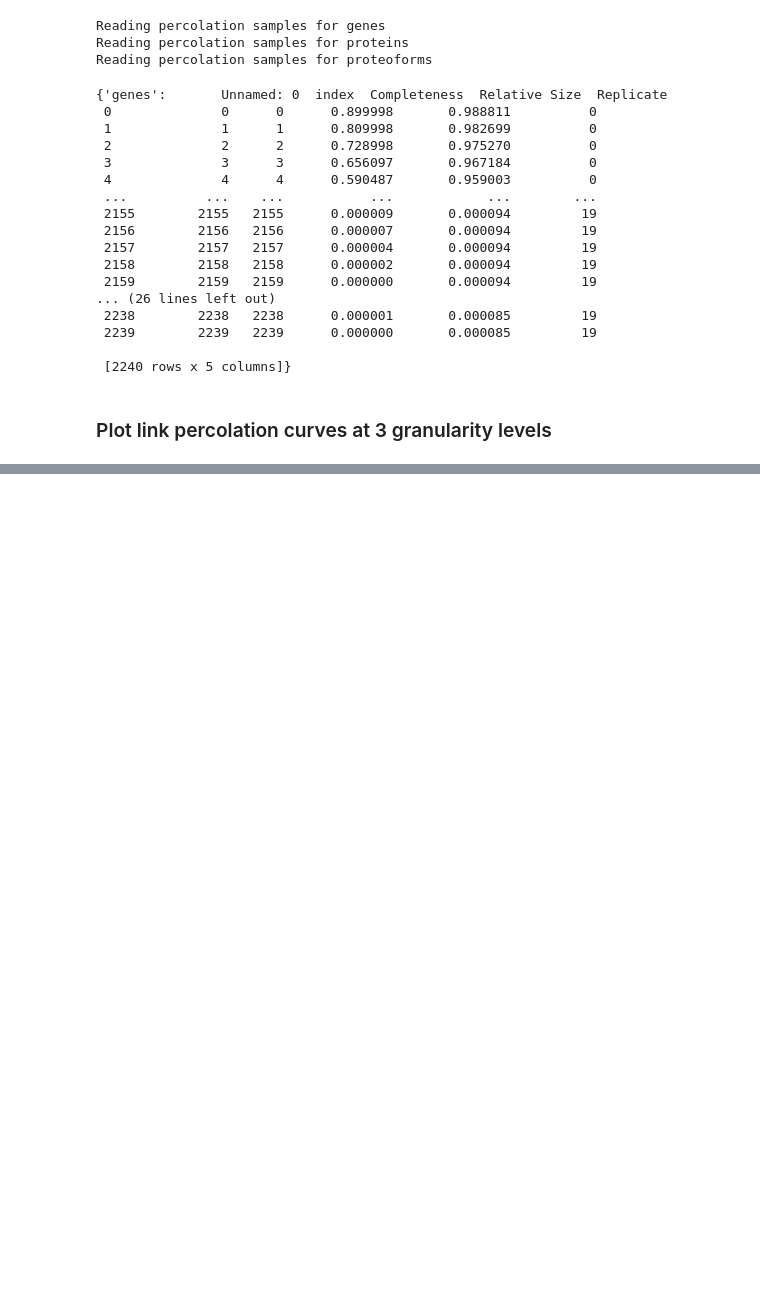
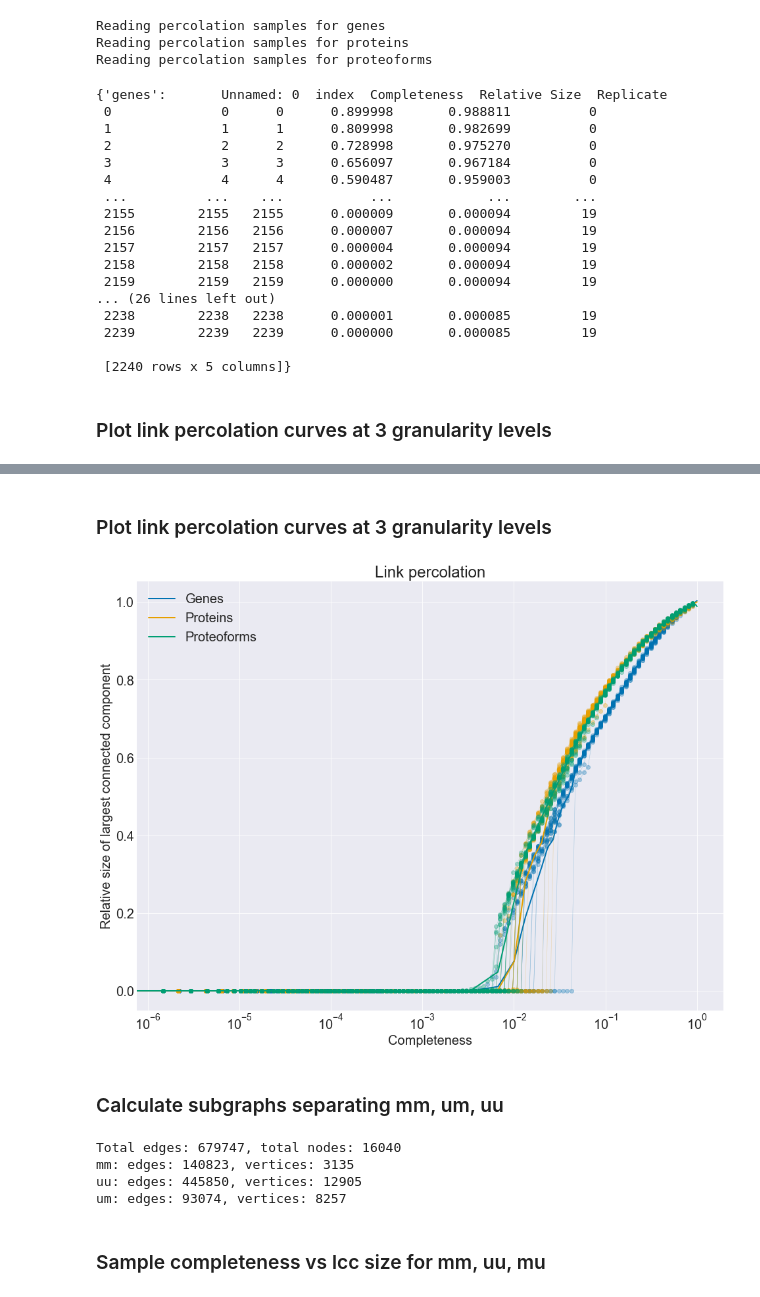
Before and after one commit to PathwayAnalysisPlatform/ProteoformNetworks, a Jupyter notebook: src/Python/analysis_network_percolation.ipynb, the cells around one changed output, grey strips where cells are left out. Drawn from its saved outputs; the diff is of its cells as text; code cells hidden in the pictures; blank space fills up the shorter version.

```diff
--- a/src/Python/analysis_network_percolation.ipynb
+++ b/src/Python/analysis_network_percolation.ipynb
@@ -120,0 +119,2 @@ print(path.exists('reports/samples_link_percolation_genes.csv'))
+# %%
+graphs_no_sm = {level: read_or_create_full_graph(level, False, config.GRAPHS_PATH, v=False) for level in LEVELS}
@@ -120,0 +141,17 @@ print(path.exists('reports/samples_link_percolation_genes.csv'))
+# %%
+num_replicates = 20
+step = 0.1
+
+# P = getCompletenessValues(num_completeness_points)
+samples = {}
+file_name = 'reports/samples_link_percolation_no_sm_'
+for level in LEVELS:
+    if path.exists(file_name + level + '.csv'):
+        print(f"Reading percolation samples for {level}")
+        samples[level] = pd.read_csv(file_name + level + '.csv')
+    else:
+        print(f'Sampling link percolation for {level}')
+        samples[level] = sampleLinkPercolationWithPercentages(graphs_no_sm[level], num_replicates, step)
+        print(f'Creating csv files.')
+        samples[level].to_csv(file_name + level + '.csv')
+samples
@@ -120,0 +179,56 @@ print(path.exists('reports/samples_link_percolation_genes.csv'))
+# %% [markdown]
+### Plot link percolation curves at 3 granularity levels
+# %%
+plt.rc('font', size=20)
+plt.figure(figsize=(16, 12))
+plt.style.use('seaborn-darkgrid')
+
+
+for level in LEVELS:
+    for label, sub_df in samples[level].groupby('Replicate'):
+        plt.plot(sub_df['Completeness'], sub_df['Relative Size'], marker='o', linewidth=0.5, alpha=0.3, color=config.LEVELS_COLOR[level])
+
+    df_mean = samples[level].groupby('Completeness').mean()
+    df_mean = df_mean.reset_index()
+    df_mean = df_mean.drop(columns=['Replicate', 'index'])
+
+    x = df_mean['Completeness']
+    y = df_mean['Relative Size']
+    x_new = np.linspace(0, 1, 300)
+    spl = make_interp_spline(x, y)
+    y_new = spl(x_new)
+
+    plt.plot(x_new, y_new, marker='', linewidth=2, alpha=1, color=config.LEVELS_COLOR[level], label=level.title())
+
+plt.legend()
+plt.xscale('log')
+plt.title("Link percolation")
+plt.xlabel("Completeness")
+plt.ylabel("Relative size of largest connected component")
+plt.show()
+# %% [output]
+[figure, added]
+# %% [markdown]
+### Calculate subgraphs separating mm, um, uu
+# %%
+nodes_mm = [node for node in graphs['proteoforms'].nodes if ';' in str(node)]
+nodes_uu = [node for node in graphs['proteoforms'].nodes if not ';' in str(node)]
+edges_um = edge_boundary(graphs['proteoforms'], nodes_mm, nodes_uu)
+
+subgraphs = dict()
+subgraphs['mm'] = graphs['proteoforms'].subgraph(nodes_mm).copy(as_view=False)
+subgraphs['uu'] = graphs['proteoforms'].subgraph(nodes_uu).copy(as_view=False)
+subgraphs['um'] = nx.Graph()
+subgraphs['um'].add_edges_from(edges_um)
+
+print(f"Total edges: {graphs['proteoforms'].number_of_edges()}, total nodes: {graphs['proteoforms'].number_of_nodes()}")
+print(f"mm: edges: {subgraphs['mm'].number_of_edges()}, vertices: {subgraphs['mm'].number_of_nodes()}" )
+print(f"uu: edges: {subgraphs['uu'].number_of_edges()}, vertices: {subgraphs['uu'].number_of_nodes()}" )
+print(f"um: edges: {subgraphs['um'].number_of_edges()}, vertices: {subgraphs['um'].number_of_nodes()}" )
+# %% [output]
+Total edges: 679747, total nodes: 16040
+mm: edges: 140823, vertices: 3135
+uu: edges: 445850, vertices: 12905
+um: edges: 93074, vertices: 8257
+# %% [markdown]
+### Sample completeness vs lcc size for mm, uu, mu
```
Also changed, not shown: parts of 16 cells of this notebook, 2 other files.
